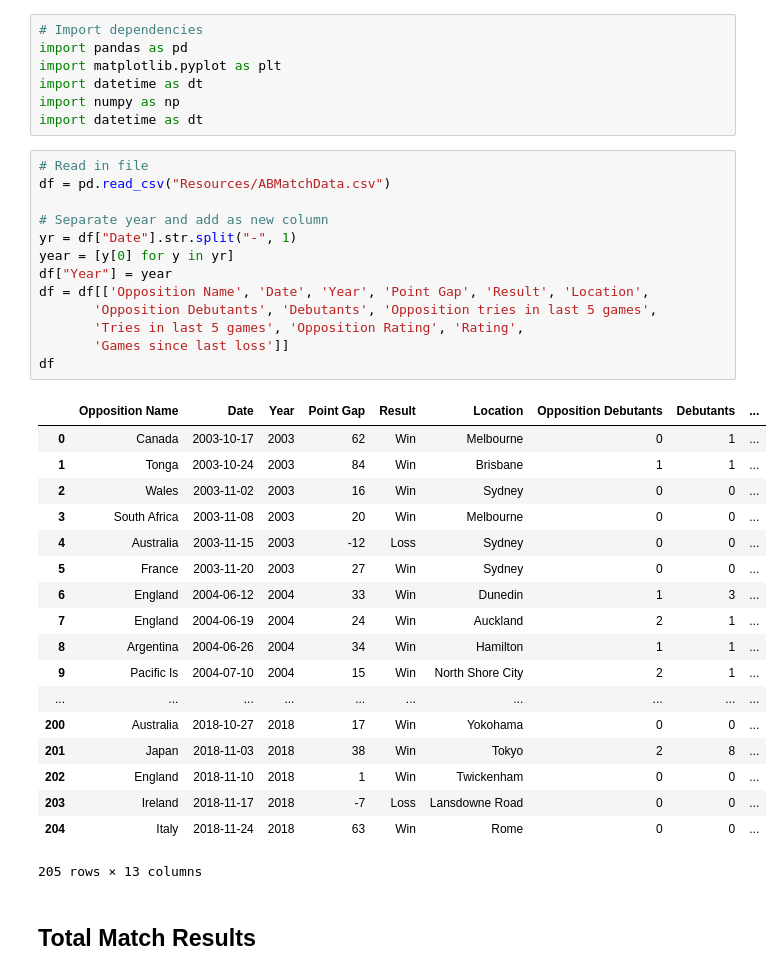
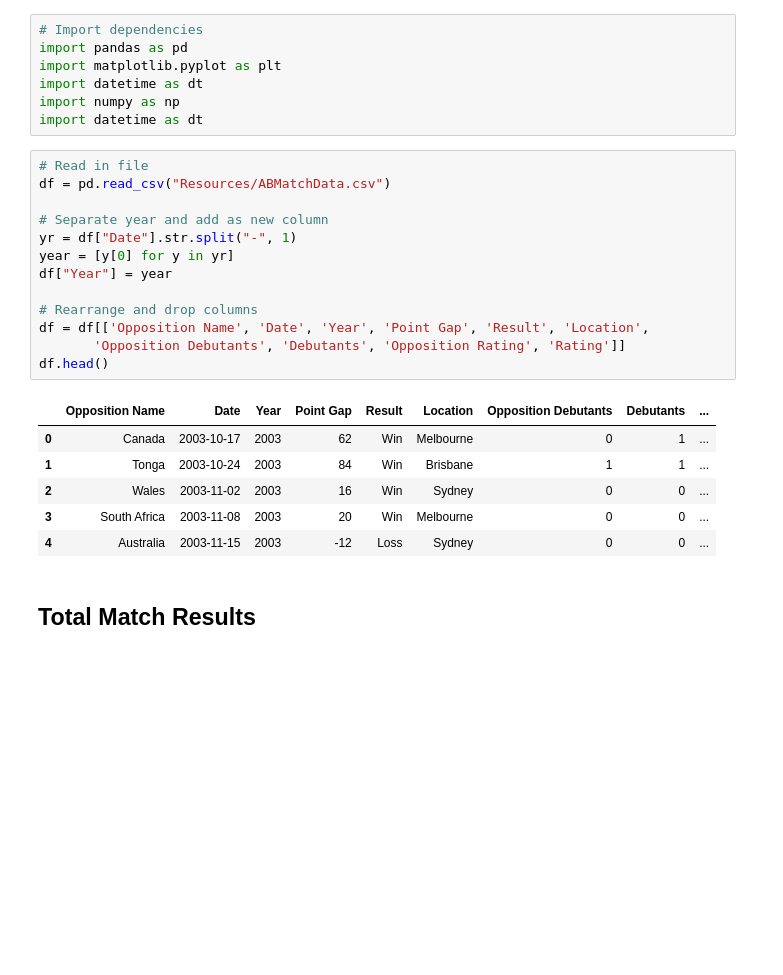
Before and after one commit to lorijta92/web-design-all-blacks, a Jupyter notebook: ab-match-analysis.ipynb, the cells around one changed output. Cells and saved outputs as stored; diff of their text form; blank space fills up the shorter version.

Commit message:
data table, navbar

```diff
--- a/ab-match-analysis.ipynb
+++ b/ab-match-analysis.ipynb
@@ -8,35 +8,23 @@ import datetime as dt
 # %%
 # Read in file
 df = pd.read_csv("Resources/ABMatchData.csv")
 
 # Separate year and add as new column
 yr = df["Date"].str.split("-", 1)
 year = [y[0] for y in yr]
 df["Year"] = year
+
+# Rearrange and drop columns
 df = df[['Opposition Name', 'Date', 'Year', 'Point Gap', 'Result', 'Location',
-       'Opposition Debutants', 'Debutants', 'Opposition tries in last 5 games',
-       'Tries in last 5 games', 'Opposition Rating', 'Rating',
-       'Games since last loss']]
-df
+       'Opposition Debutants', 'Debutants', 'Opposition Rating', 'Rating']]
+df.head()
 # %% [output]
 |  | Opposition Name | Date | Year | Point Gap | Result | Location | Opposition Debutants | Debutants | ... |
 | 0 | Canada | 2003-10-17 | 2003 | 62 | Win | Melbourne | 0 | 1 | ... |
 | 1 | Tonga | 2003-10-24 | 2003 | 84 | Win | Brisbane | 1 | 1 | ... |
 | 2 | Wales | 2003-11-02 | 2003 | 16 | Win | Sydney | 0 | 0 | ... |
 | 3 | South Africa | 2003-11-08 | 2003 | 20 | Win | Melbourne | 0 | 0 | ... |
 | 4 | Australia | 2003-11-15 | 2003 | -12 | Loss | Sydney | 0 | 0 | ... |
-| 5 | France | 2003-11-20 | 2003 | 27 | Win | Sydney | 0 | 0 | ... |
-| 6 | England | 2004-06-12 | 2004 | 33 | Win | Dunedin | 1 | 3 | ... |
-| 7 | England | 2004-06-19 | 2004 | 24 | Win | Auckland | 2 | 1 | ... |
-| 8 | Argentina | 2004-06-26 | 2004 | 34 | Win | Hamilton | 1 | 1 | ... |
-| 9 | Pacific Is | 2004-07-10 | 2004 | 15 | Win | North Shore City | 2 | 1 | ... |
-| ... | ... | ... | ... | ... | ... | ... | ... | ... | ... |
-| 200 | Australia | 2018-10-27 | 2018 | 17 | Win | Yokohama | 0 | 0 | ... |
-| 201 | Japan | 2018-11-03 | 2018 | 38 | Win | Tokyo | 2 | 8 | ... |
-| 202 | England | 2018-11-10 | 2018 | 1 | Win | Twickenham | 0 | 0 | ... |
-| 203 | Ireland | 2018-11-17 | 2018 | -7 | Loss | Lansdowne Road | 0 | 0 | ... |
-| 204 | Italy | 2018-11-24 | 2018 | 63 | Win | Rome | 0 | 0 | ... |
-205 rows × 13 columns
 # %% [markdown]
 ## Total Match Results
 # %%
```
Also changed, not shown: parts of 6 cells of this notebook, 10 other files.
